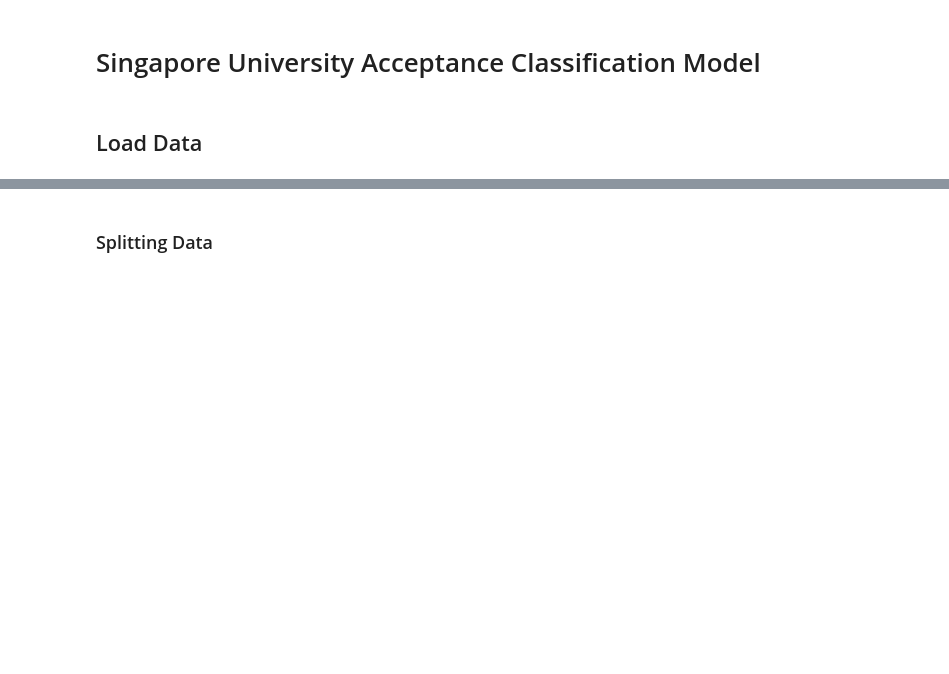
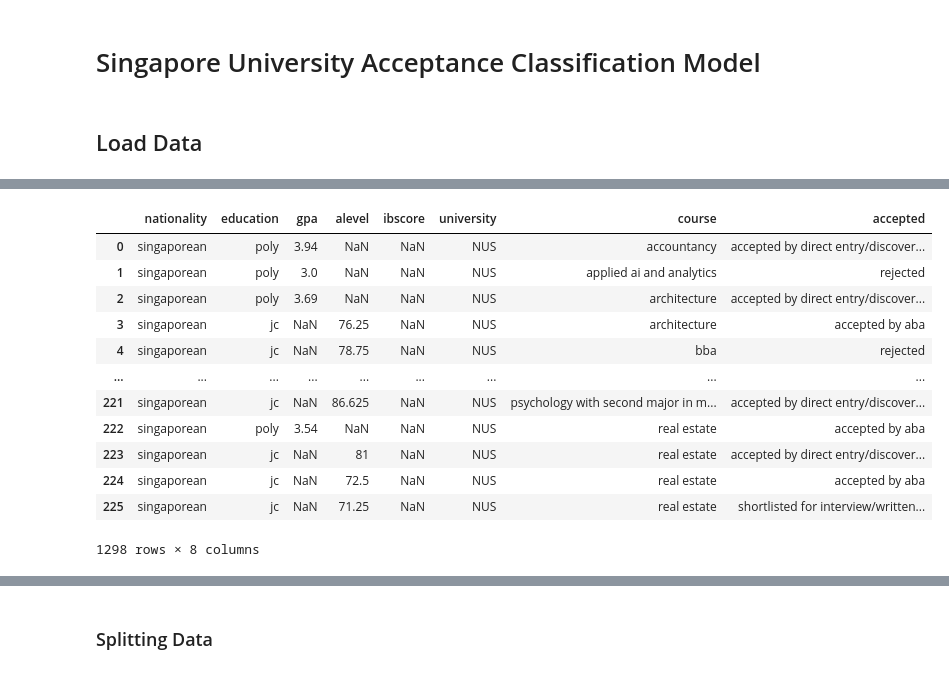
Before and after one commit to wuihee/sg-uni-application-model, a Jupyter notebook: sg-uni-model.ipynb, the cells around one changed output, grey strips where cells are left out. Cells and saved outputs as stored; diff of their text form; code cells hidden in the pictures; blank space fills up the shorter version.

```diff
--- a/sg-uni-model.ipynb
+++ b/sg-uni-model.ipynb
@@ -32,0 +38,36 @@ df.sample(10)
+# %%
+def rename_columns(df):
+    df.columns = [
+        "nationality",
+        "education",
+        "gpa",
+        "alevel",
+        "ibscore",
+        "university",
+        "course",
+        "accepted",
+    ]
+
+    # Change column data to lowercase.
+    columns_to_lower = ["nationality", "education", "course", "accepted"]
+    for column in columns_to_lower:
+        df[column] = df[column].str.lower()
+    return df
+
+
+df = rename_columns(df)
+display(df)
+# %% [output]
+|  | nationality | education | gpa | alevel | ibscore | university | course | accepted |
+| 0 | singaporean | poly | 3.94 | NaN | NaN | NUS | accountancy | accepted by direct entry/discover... |
+| 1 | singaporean | poly | 3.0 | NaN | NaN | NUS | applied ai and analytics | rejected |
+| 2 | singaporean | poly | 3.69 | NaN | NaN | NUS | architecture | accepted by direct entry/discover... |
+| 3 | singaporean | jc | NaN | 76.25 | NaN | NUS | architecture | accepted by aba |
+| 4 | singaporean | jc | NaN | 78.75 | NaN | NUS | bba | rejected |
+| ... | ... | ... | ... | ... | ... | ... | ... | ... |
+| 221 | singaporean | jc | NaN | 86.625 | NaN | NUS | psychology with second major in m... | accepted by direct entry/discover... |
+| 222 | singaporean | poly | 3.54 | NaN | NaN | NUS | real estate | accepted by aba |
+| 223 | singaporean | jc | NaN | 81 | NaN | NUS | real estate | accepted by direct entry/discover... |
+| 224 | singaporean | jc | NaN | 72.5 | NaN | NUS | real estate | accepted by aba |
+| 225 | singaporean | jc | NaN | 71.25 | NaN | NUS | real estate | shortlisted for interview/written... |
+1298 rows × 8 columns
```
Also changed, not shown: parts of 18 cells of this notebook.
